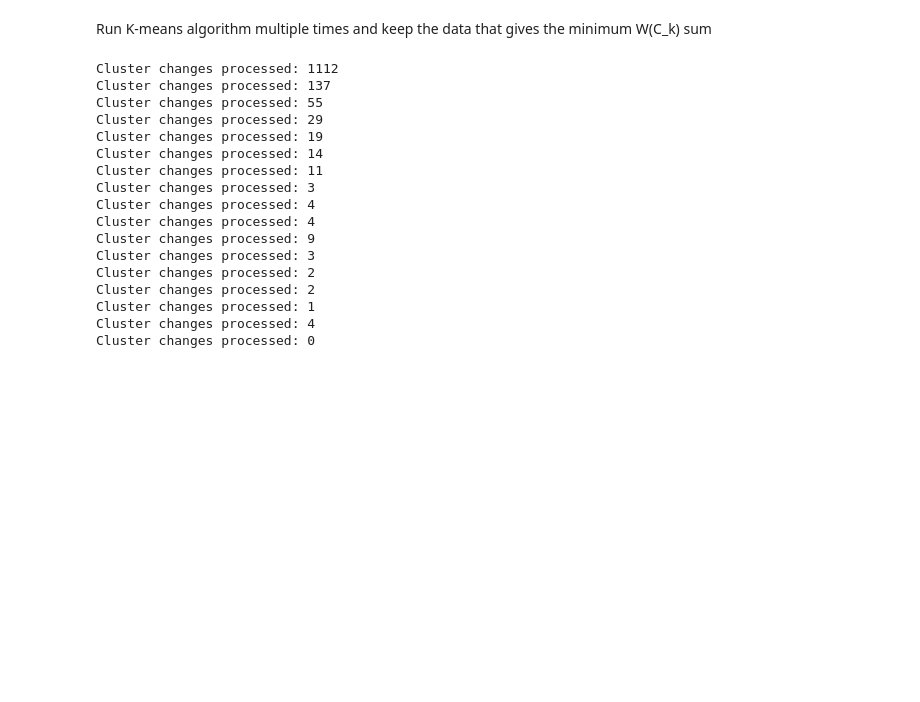
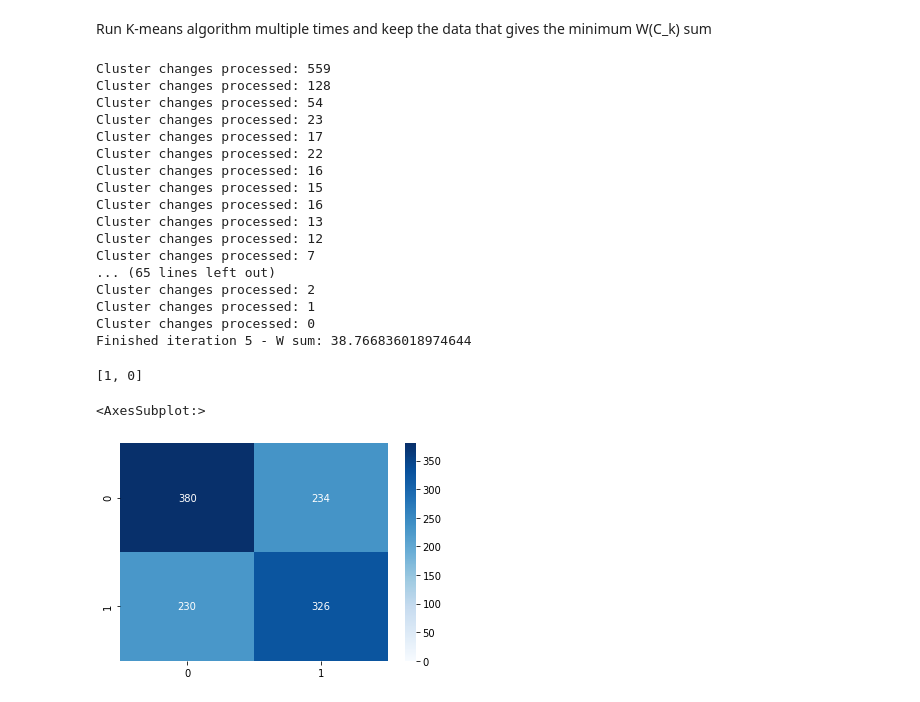
Before and after one commit to FelipeGorostiaga/MachineLearning, a Jupyter notebook: src/tp4/tp4.ipynb, the cells around one changed output. Drawn from its saved outputs; the diff is of its cells as text; code cells hidden in the pictures; blank space fills up the shorter version.

Commit message:
Add K-means confusion matrix

```diff
--- a/src/tp4/tp4.ipynb
+++ b/src/tp4/tp4.ipynb
@@ -533,22 +573,48 @@ get_W(complete_numeric_norm_df, K_means_clusters[2])
 # %% [markdown]
 Run K-means algorithm multiple times and keep the data that gives the minimum W(C_k) sum
 # %%
-best_cluster = K_means_best(complete_numeric_norm_df, 5, 2)
+K_means_best_clusters, min_W_sum, K_means_best_sample = K_means_best(complete_numeric_norm_df, 5, 2)
 # %% [output]
-Cluster changes processed: 1112
-Cluster changes processed: 137
-Cluster changes processed: 55
-Cluster changes processed: 29
-Cluster changes processed: 19
-Cluster changes processed: 14
-Cluster changes processed: 11
-Cluster changes processed: 3
-Cluster changes processed: 4
-Cluster changes processed: 4
-Cluster changes processed: 9
-Cluster changes processed: 3
-Cluster changes processed: 2
+Cluster changes processed: 559
+Cluster changes processed: 128
+Cluster changes processed: 54
+Cluster changes processed: 23
+Cluster changes processed: 17
+Cluster changes processed: 22
+Cluster changes processed: 16
+Cluster changes processed: 15
+Cluster changes processed: 16
+Cluster changes processed: 13
+Cluster changes processed: 12
+Cluster changes processed: 7
+... (65 lines left out)
 Cluster changes processed: 2
 Cluster changes processed: 1
-Cluster changes processed: 4
 Cluster changes processed: 0
+Finished iteration 5 - W sum: 38.766836018974644
+# %%
+K_means_best_classes = classify_K_means_best(complete_normalized_df, K_means_best_sample, K_means_best_clusters)
+# %%
+K_means_best_classes
+# %% [output]
+[1, 0]
+# %%
+# Armado de matriz de confusión (filas: valores reales; columnas: valores predictivos)
+confusion_matrix = { 0: {}, 1: {} }
+columns = []
+for key in confusion_matrix.keys():
+    columns.append(key)
+    confusion_matrix[key] = { 0: 0, 1: 0 }
+
+for clase, cluster in zip(K_means_best_classes, K_means_best_clusters.values()):
+    for index in cluster["indices"]:
+        real_class = complete_normalized_df[result_column].loc[K_means_best_sample.index[index]]
+        confusion_matrix[real_class][clase] += 1
+
+confusion_df = { key : list(confusion_matrix[key].values()) for key in confusion_matrix.keys() }
+confusion_df = pd.DataFrame.from_dict(confusion_df, orient='index', columns=columns)
+
+sns.heatmap(confusion_df, annot=True, cmap='Blues', fmt='g', vmin=0)
+# %% [output]
+<AxesSubplot:>
+[figure, added]
```
Also changed, not shown: parts of 3 cells of this notebook.
